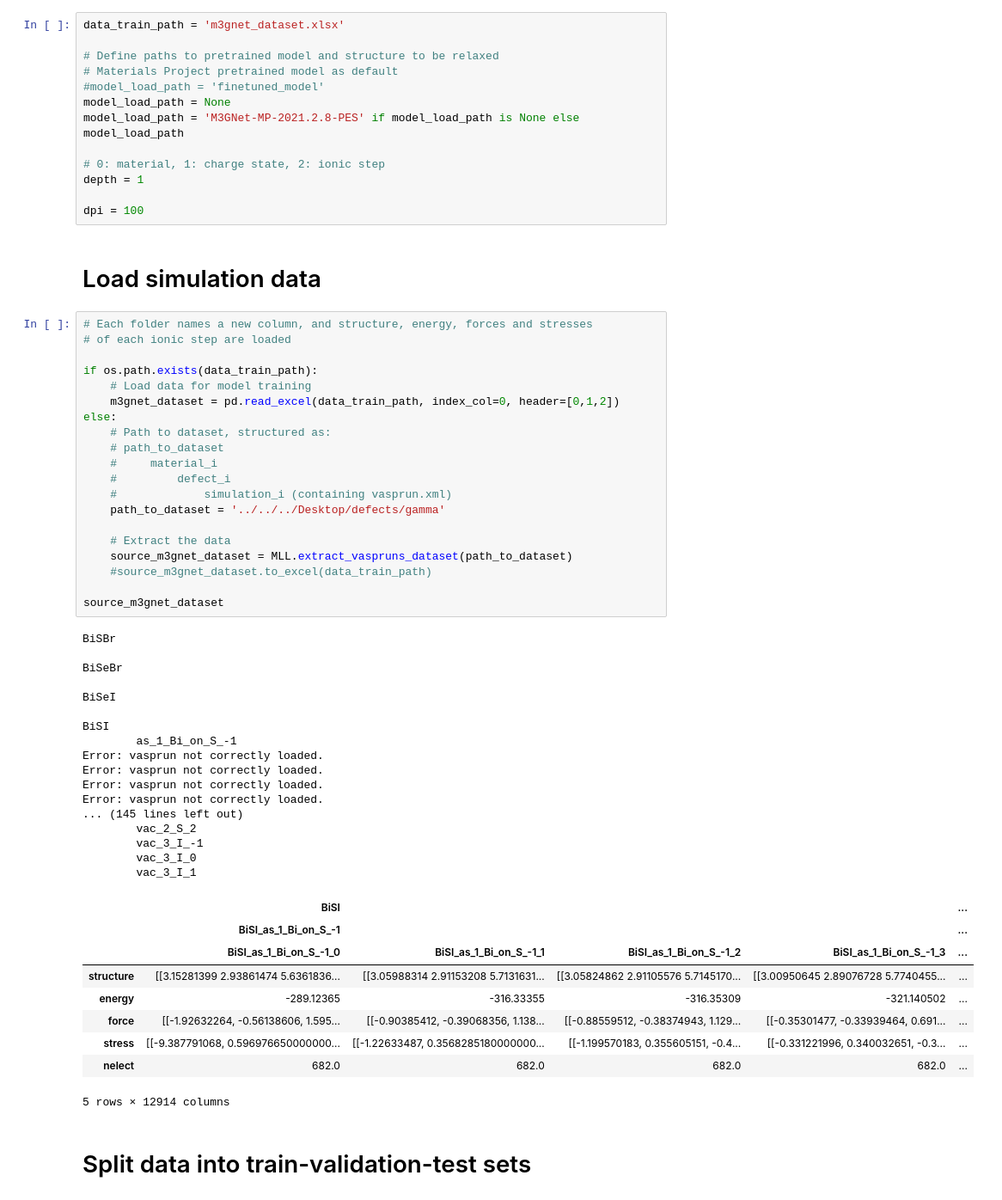
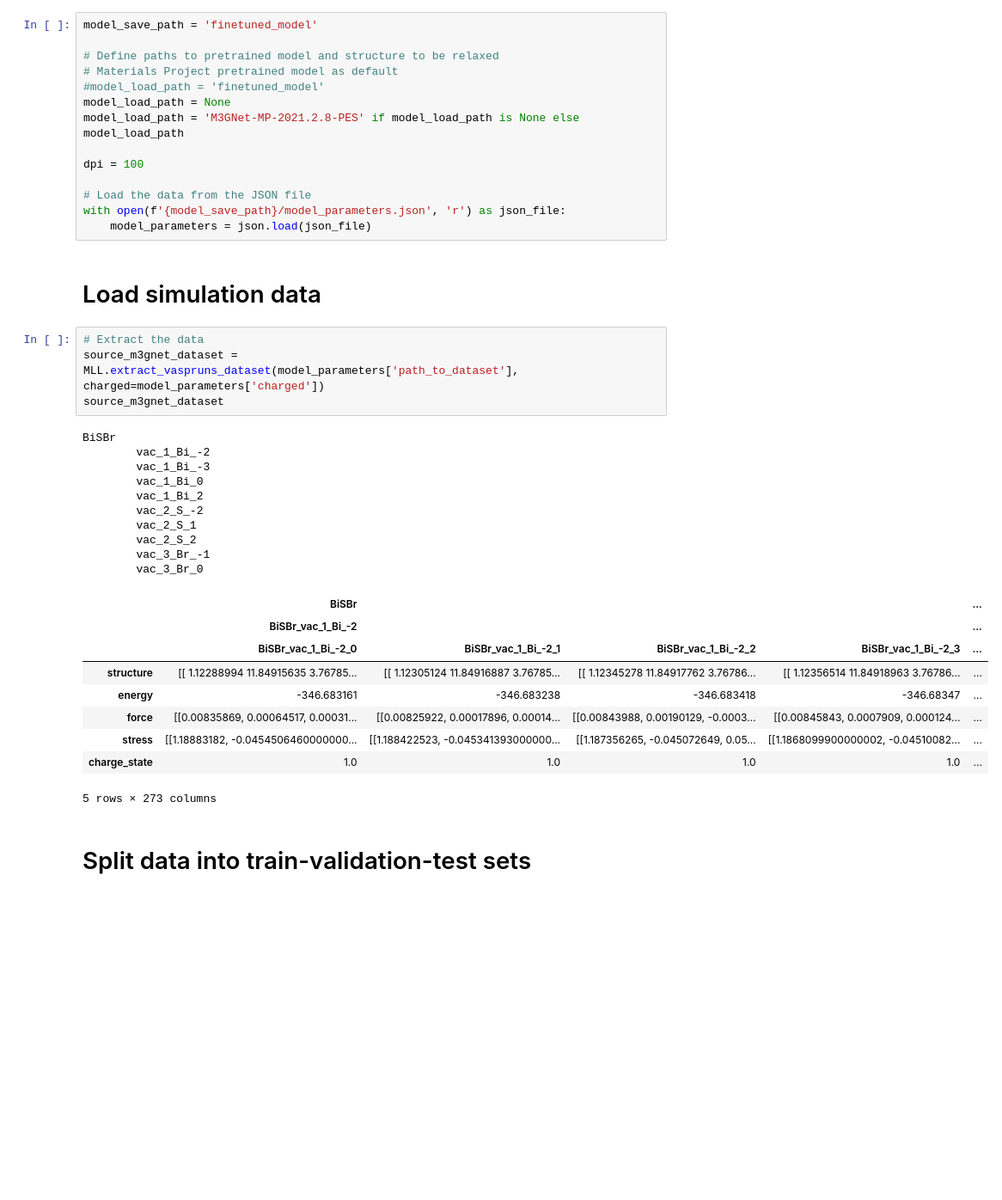
Before and after one commit to CibranLopez/m3gnet, a Jupyter notebook: validate_IAP_fine-tuning.ipynb, the cells around one changed output. Shown at 86% size. Saved outputs shown, nothing was run; the diff lists cells and outputs as text; blank space fills up the shorter version.

Commit message:
Improve train-validate workflow, introduce jsons

```diff
--- a/validate_IAP_fine-tuning.ipynb
+++ b/validate_IAP_fine-tuning.ipynb
@@ -29,7 +16,7 @@ from pymatgen.io.ase           import AseAtomsAdaptor
 # To suppress warnings for clearer output
 warnings.simplefilter('ignore')
 # %%
-data_train_path = 'm3gnet_dataset.xlsx'
+model_save_path = 'finetuned_model'
 
 # Define paths to pretrained model and structure to be relaxed
 # Materials Project pretrained model as default
@@ -37,59 +24,37 @@ data_train_path = 'm3gnet_dataset.xlsx'
 model_load_path = None
 model_load_path = 'M3GNet-MP-2021.2.8-PES' if model_load_path is None else model_load_path
 
-# 0: material, 1: charge state, 2: ionic step
-depth = 1
+dpi = 100
 
-dpi = 100
+# Load the data from the JSON file
+with open(f'{model_save_path}/model_parameters.json', 'r') as json_file:
+    model_parameters = json.load(json_file)
 # %% [markdown]
 # Load simulation data
 # %%
-# Each folder names a new column, and structure, energy, forces and stresses
-# of each ionic step are loaded
-
-if os.path.exists(data_train_path):
-    # Load data for model training
-    m3gnet_dataset = pd.read_excel(data_train_path, index_col=0, header=[0,1,2])
-else:
-    # Path to dataset, structured as:
-    # path_to_dataset
-    #     material_i
-    #         defect_i
-    #             simulation_i (containing vasprun.xml)
-    path_to_dataset = '../../../Desktop/defects/gamma'
-
-    # Extract the data
-    source_m3gnet_dataset = MLL.extract_vaspruns_dataset(path_to_dataset)
-    #source_m3gnet_dataset.to_excel(data_train_path)
-
+# Extract the data
+source_m3gnet_dataset = MLL.extract_vaspruns_dataset(model_parameters['path_to_dataset'], charged=model_parameters['charged'])
 source_m3gnet_dataset
 # %% [output]
 BiSBr
-
-BiSeBr
-
-BiSeI
-
-BiSI
-        as_1_Bi_on_S_-1
-Error: vasprun not correctly loaded.
-Error: vasprun not correctly loaded.
-Error: vasprun not correctly loaded.
-Error: vasprun not correctly loaded.
-... (145 lines left out)
+        vac_1_Bi_-2
+        vac_1_Bi_-3
+        vac_1_Bi_0
+        vac_1_Bi_2
+        vac_2_S_-2
+        vac_2_S_1
         vac_2_S_2
-        vac_3_I_-1
-        vac_3_I_0
-        vac_3_I_1
+        vac_3_Br_-1
+        vac_3_Br_0
-|  | BiSI |  |  |  | ... |
-|  | BiSI_as_1_Bi_on_S_-1 |  |  |  | ... |
-|  | BiSI_as_1_Bi_on_S_-1_0 | BiSI_as_1_Bi_on_S_-1_1 | BiSI_as_1_Bi_on_S_-1_2 | BiSI_as_1_Bi_on_S_-1_3 | ... |
-| structure | [[3.15281399 2.93861474 5.6361836... | [[3.05988314 2.91153208 5.7131631... | [[3.05824862 2.91105576 5.7145170... | [[3.00950645 2.89076728 5.7740455... | ... |
-| energy | -289.12365 | -316.33355 | -316.35309 | -321.140502 | ... |
-| force | [[-1.92632264, -0.56138606, 1.595... | [[-0.90385412, -0.39068356, 1.138... | [[-0.88559512, -0.38374943, 1.129... | [[-0.35301477, -0.33939464, 0.691... | ... |
-| stress | [[-9.387791068, 0.596976650000000... | [[-1.22633487, 0.3568285180000000... | [[-1.199570183, 0.355605151, -0.4... | [[-0.331221996, 0.340032651, -0.3... | ... |
-| nelect | 682.0 | 682.0 | 682.0 | 682.0 | ... |
+|  | BiSBr |  |  |  | ... |
+|  | BiSBr_vac_1_Bi_-2 |  |  |  | ... |
+|  | BiSBr_vac_1_Bi_-2_0 | BiSBr_vac_1_Bi_-2_1 | BiSBr_vac_1_Bi_-2_2 | BiSBr_vac_1_Bi_-2_3 | ... |
+| structure | [[ 1.12288994 11.84915635 3.76785... | [[ 1.12305124 11.84916887 3.76785... | [[ 1.12345278 11.84917762 3.76786... | [[ 1.12356514 11.84918963 3.76786... | ... |
+| energy | -346.683161 | -346.683238 | -346.683418 | -346.68347 | ... |
+| force | [[0.00835869, 0.00064517, 0.00031... | [[0.00825922, 0.00017896, 0.00014... | [[0.00843988, 0.00190129, -0.0003... | [[0.00845843, 0.0007909, 0.000124... | ... |
+| stress | [[1.18883182, -0.0454506460000000... | [[1.188422523, -0.045341393000000... | [[1.187356265, -0.045072649, 0.05... | [[1.1868099900000002, -0.04510082... | ... |
+| charge_state | 1.0 | 1.0 | 1.0 | 1.0 | ... |
-5 rows × 12914 columns
+5 rows × 273 columns
 # %% [markdown]
 # Split data into train-validation-test sets
 # %% [markdown]
```
Also changed, not shown: parts of 8 cells of this notebook, 4 other files.
